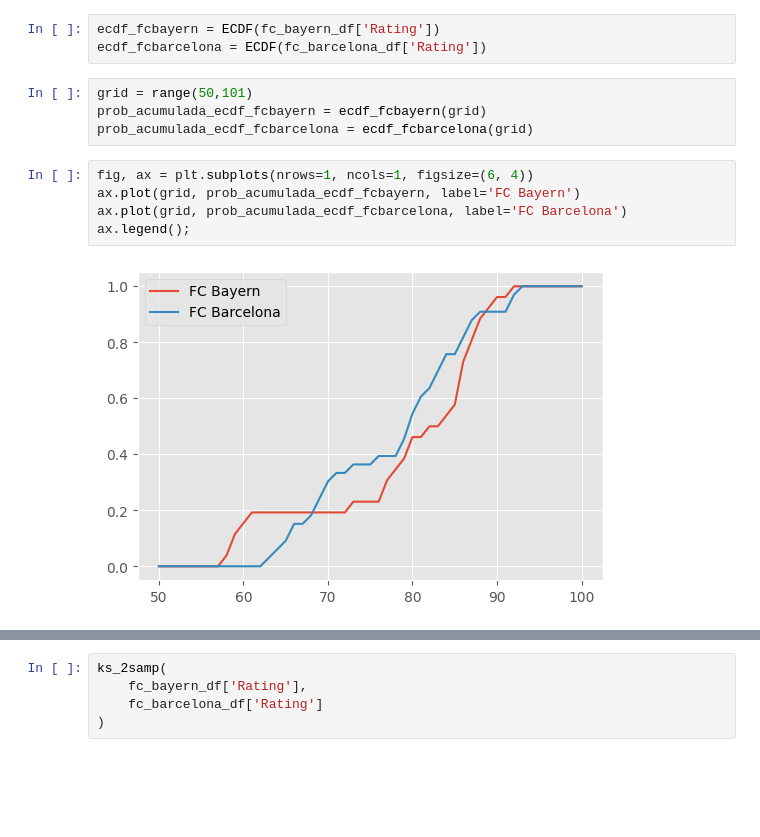
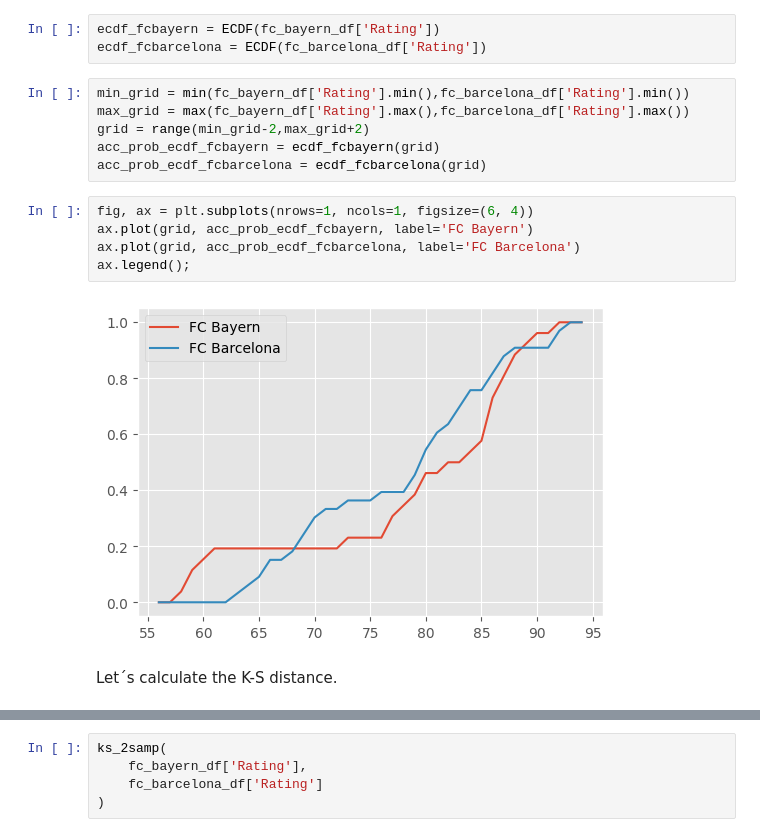
Before and after one commit to josefernandezest98/training, a Jupyter notebook: PySpark_Training/pyspark_training_notebook.ipynb, the cells around one changed output, grey strips where cells are left out. Cells and saved outputs as stored; diff of their text form; blank space fills up the shorter version.

```diff
--- a/PySpark_Training/pyspark_training_notebook.ipynb
+++ b/PySpark_Training/pyspark_training_notebook.ipynb
@@ -669,15 +669,19 @@ import numpy as np
 # %%
 ecdf_fcbayern = ECDF(fc_bayern_df['Rating'])
 ecdf_fcbarcelona = ECDF(fc_barcelona_df['Rating'])
-# %%
-grid = range(50,101)
-prob_acumulada_ecdf_fcbayern = ecdf_fcbayern(grid)
-prob_acumulada_ecdf_fcbarcelona = ecdf_fcbarcelona(grid)
+# %%
+min_grid = min(fc_bayern_df['Rating'].min(),fc_barcelona_df['Rating'].min())
+max_grid = max(fc_bayern_df['Rating'].max(),fc_barcelona_df['Rating'].max())
+grid = range(min_grid-2,max_grid+2)
+acc_prob_ecdf_fcbayern = ecdf_fcbayern(grid)
+acc_prob_ecdf_fcbarcelona = ecdf_fcbarcelona(grid)
 # %%
 fig, ax = plt.subplots(nrows=1, ncols=1, figsize=(6, 4))
-ax.plot(grid, prob_acumulada_ecdf_fcbayern, label='FC Bayern')
-ax.plot(grid, prob_acumulada_ecdf_fcbarcelona, label='FC Barcelona')
+ax.plot(grid, acc_prob_ecdf_fcbayern, label='FC Bayern')
+ax.plot(grid, acc_prob_ecdf_fcbarcelona, label='FC Barcelona')
 ax.legend();
 # %% [output]
-[figure, old version]
+[figure, new version]
+# %% [markdown]
+Let´s calculate the K-S distance.
 # %%
```
Also changed, not shown: parts of 12 cells of this notebook.
